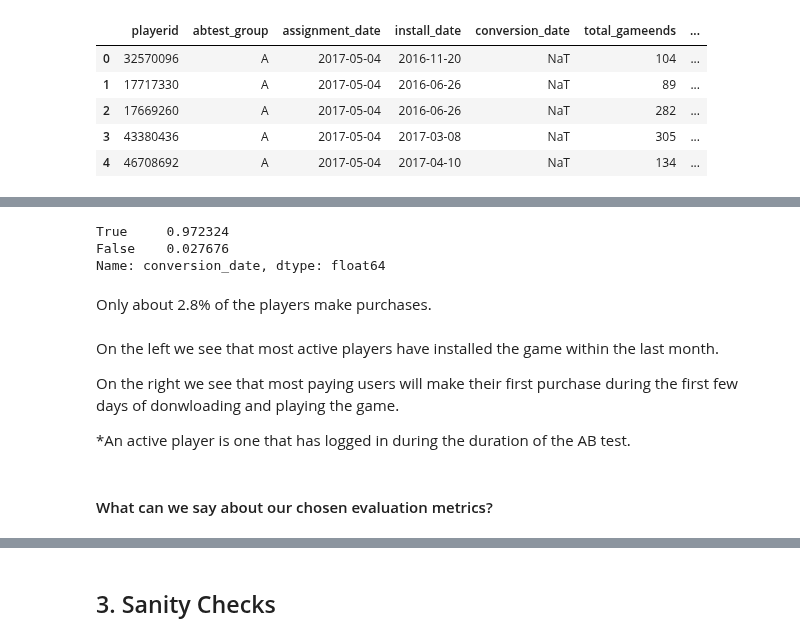
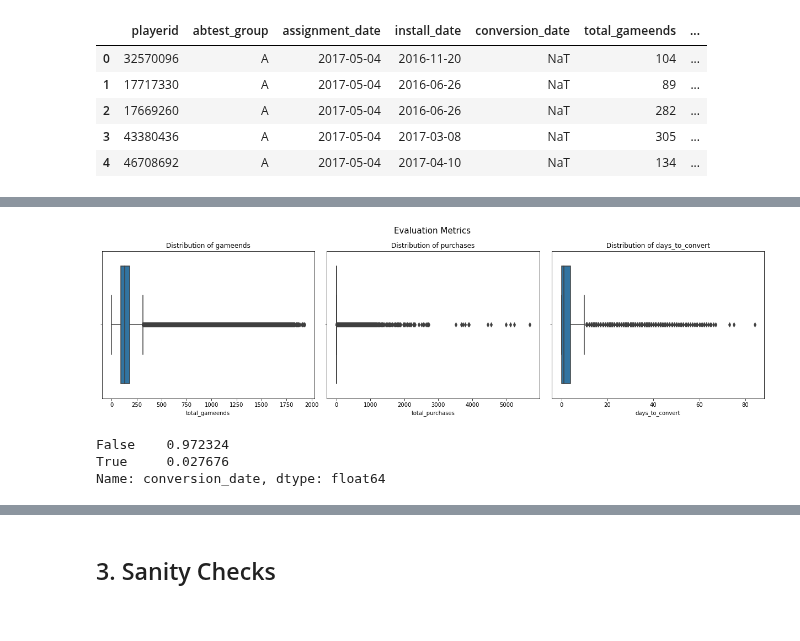
Before and after one commit to rmarinplana/personalProjects, a Jupyter notebook: EDA/gaming_analysis.ipynb, the cells around one changed output, grey strips where cells are left out. Cells and saved outputs as stored; diff of their text form; code cells hidden in the pictures.

```diff
--- a/EDA/gaming_analysis.ipynb
+++ b/EDA/gaming_analysis.ipynb
@@ -223,14 +218,21 @@ df.head() # contains aggregated gameround and purchase data for the whole experi
+# %%
+fig, ax = plt.subplots(1, 3, figsize=(17, 5))
+sns.boxplot(df.total_gameends, ax=ax[0])
+sns.boxplot(df.total_purchases, ax=ax[1])
+sns.boxplot(df.days_to_convert, ax=ax[2])
+
+fig.suptitle("Evaluation Metrics", fontsize=15)
+ax[0].set_title("Distribution of gameends", fontsize = 12)
+ax[1].set_title("Distribution of purchases", fontsize = 12)
+ax[2].set_title("Distribution of days_to_convert", fontsize = 12)
+plt.tight_layout(pad = 1)
+plt.show()
+# %% [output]
+[figure, added]
 # %%
-df.conversion_date.isna().value_counts(normalize=True)
+# share of paying users
+df.conversion_date.notnull().value_counts(normalize=True)
 # %% [output]
-True     0.972324
-False    0.027676
+False    0.972324
+True     0.027676
 Name: conversion_date, dtype: float64
-# %% [markdown]
-Only about 2.8% of the players make purchases.
-# %% [markdown]
-On the left we see that most active players have installed the game within the last month.
-
-On the right we see that most paying users will make their first purchase during the first few days of donwloading and playing the game.
-
-*An active player is one that has logged in during the duration of the AB test.
@@ -248,2 +238,0 @@ plt.show()
-# %% [markdown]
-#### What can we say about our chosen evaluation metrics?
```
Also changed, not shown: parts of 34 cells of this notebook.
